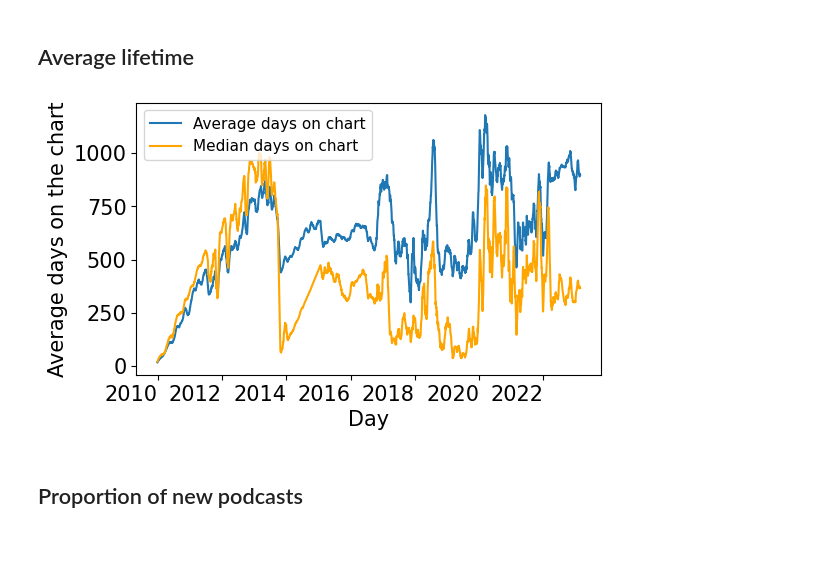
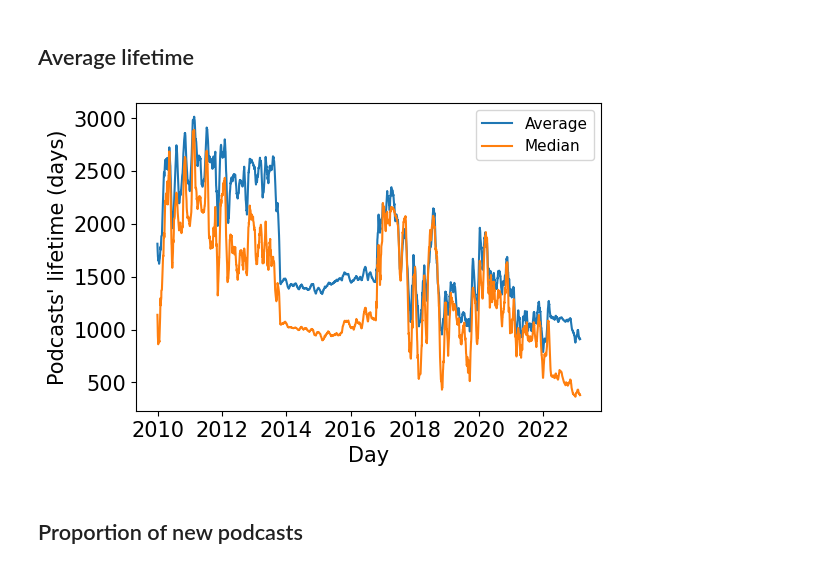
Before and after one commit to martalech/pop_charts_dynamics, a Jupyter notebook: podcasts/itunes_podcasts_statistics.ipynb, the cells around one changed output. Saved outputs shown, nothing was run; the diff lists cells and outputs as text; code cells hidden in the pictures.

Commit message:
Fixed books and podcasts charts

```diff
--- a/podcasts/itunes_podcasts_statistics.ipynb
+++ b/podcasts/itunes_podcasts_statistics.ipynb
@@ -29,25 +29,27 @@ itunes_top.head()
 | 4 | 2015-08-29 | #DateFails | 67 | 78.0 | 4 | 2015 |
 # %% [markdown]
 ## Average lifetime
+# %%
+itunes_top["max_weeks_on_chart"] = itunes_top.groupby(["title"])["weeks_on_chart"].transform("max")
 # %%
-avg_weeks_on_chart = itunes_top[["day", "weeks_on_chart"]].groupby(
+avg_weeks_on_chart = itunes_top[["day", "max_weeks_on_chart"]].groupby(
     by="day").mean().rolling(window=30).mean()
 
-median_weeks_on_chart = itunes_top[["day", "weeks_on_chart"]].groupby(
+median_weeks_on_chart = itunes_top[["day", "max_weeks_on_chart"]].groupby(
     by="day").median().rolling(window=30).mean()
 
-avg_weeks_on_chart_plot = avg_weeks_on_chart.plot(kind='line', figsize=(6, 4), legend=False, rot=0)
-median_weeks_on_chart.plot(kind='line', figsize=(6, 4), legend=False, rot=0,
-    ax=avg_weeks_on_chart_plot, color="orange")
+plt.figure(figsize=(6, 4))
+plt.plot(avg_weeks_on_chart, label="Average")
+plt.plot(median_weeks_on_chart, label="Median")
 
 plt.xlabel("Day")
-plt.ylabel("Average days on the chart")
-plt.legend(["Average days on chart", "Median days on chart"], fontsize=11)
+plt.ylabel("Podcasts' lifetime (days)")
+plt.legend(["Average", "Median"], fontsize=11)
 
 plt.savefig("figures/average_days_on_chart.pdf", format="pdf", bbox_inches="tight")
 plt.show()
 # %% [output]
-[figure, old version]
+[figure, new version]
 # %% [markdown]
 ## Proportion of new podcasts
 # %%
```
Also changed, not shown: parts of 3 cells of this notebook, 11 other files.
